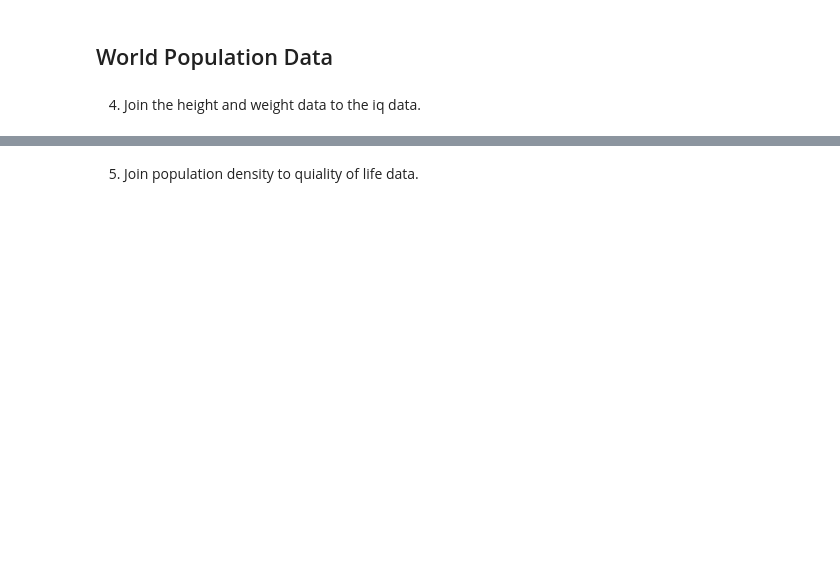
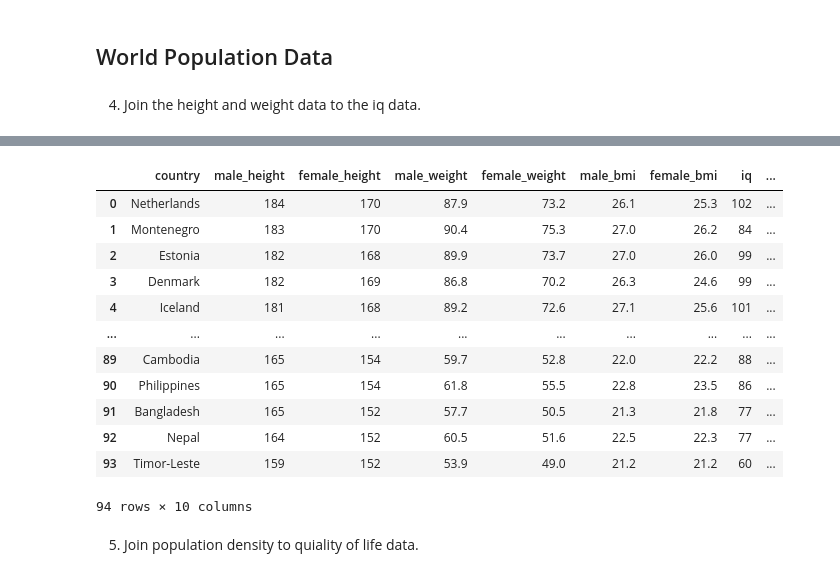
Before and after one commit to SheltonBlackwell/cis277-fa22-Lab4, a Jupyter notebook: Lab4.ipynb, the cells around one changed output, grey strips where cells are left out. Saved outputs shown, nothing was run; the diff lists cells and outputs as text; code cells hidden in the pictures; blank space fills up the shorter version.

```diff
--- a/Lab4.ipynb
+++ b/Lab4.ipynb
@@ -72,2 +73,19 @@ df_cd
+# %%
+height_wight_iq = height_weight.merge(iq)
+height_wight_iq
+# %% [output]
+|  | country | male_height | female_height | male_weight | female_weight | male_bmi | female_bmi | iq | ... |
+| 0 | Netherlands | 184 | 170 | 87.9 | 73.2 | 26.1 | 25.3 | 102 | ... |
+| 1 | Montenegro | 183 | 170 | 90.4 | 75.3 | 27.0 | 26.2 | 84 | ... |
+| 2 | Estonia | 182 | 168 | 89.9 | 73.7 | 27.0 | 26.0 | 99 | ... |
+| 3 | Denmark | 182 | 169 | 86.8 | 70.2 | 26.3 | 24.6 | 99 | ... |
+| 4 | Iceland | 181 | 168 | 89.2 | 72.6 | 27.1 | 25.6 | 101 | ... |
+| ... | ... | ... | ... | ... | ... | ... | ... | ... | ... |
+| 89 | Cambodia | 165 | 154 | 59.7 | 52.8 | 22.0 | 22.2 | 88 | ... |
+| 90 | Philippines | 165 | 154 | 61.8 | 55.5 | 22.8 | 23.5 | 86 | ... |
+| 91 | Bangladesh | 165 | 152 | 57.7 | 50.5 | 21.3 | 21.8 | 77 | ... |
+| 92 | Nepal | 164 | 152 | 60.5 | 51.6 | 22.5 | 22.3 | 77 | ... |
+| 93 | Timor-Leste | 159 | 152 | 53.9 | 49.0 | 21.2 | 21.2 | 60 | ... |
+94 rows × 10 columns
 # %% [markdown]
 5. Join population density to quiality of life data.
```
Also changed, not shown: parts of 29 cells of this notebook.
